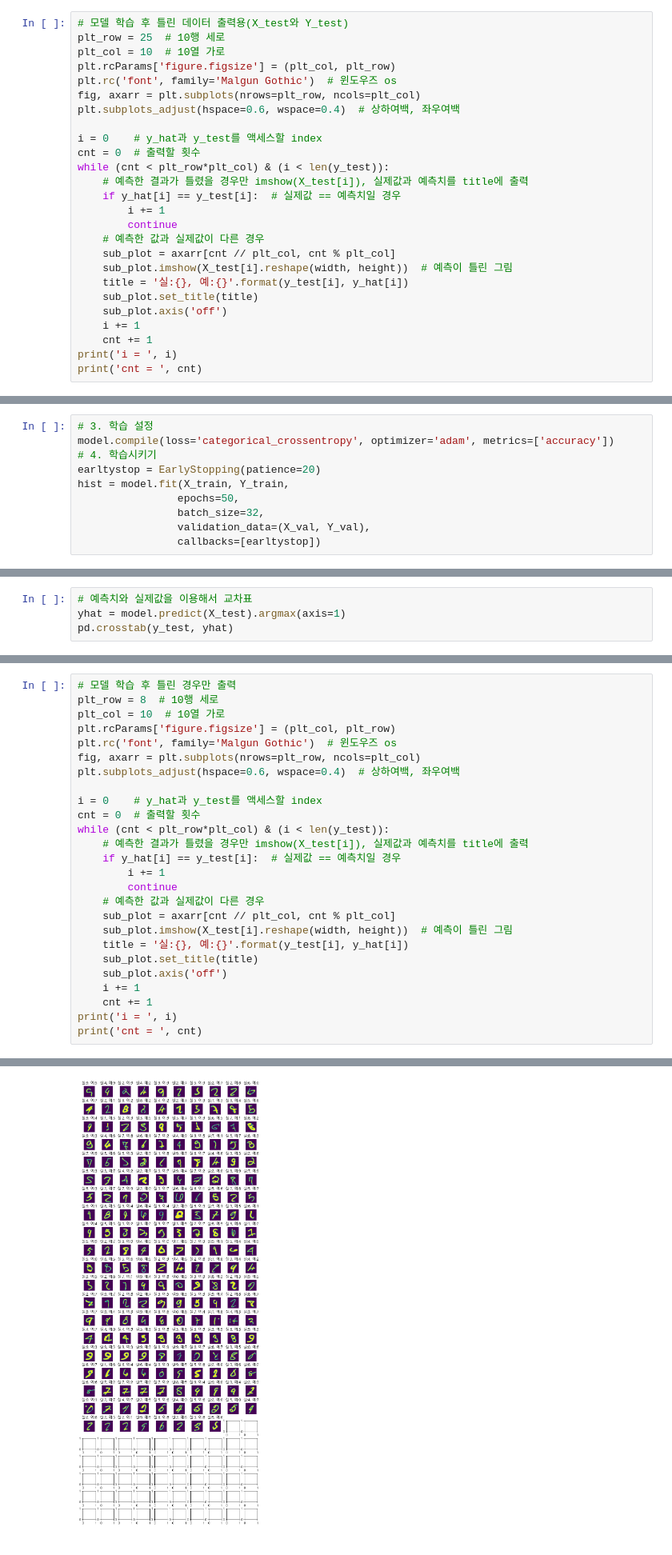
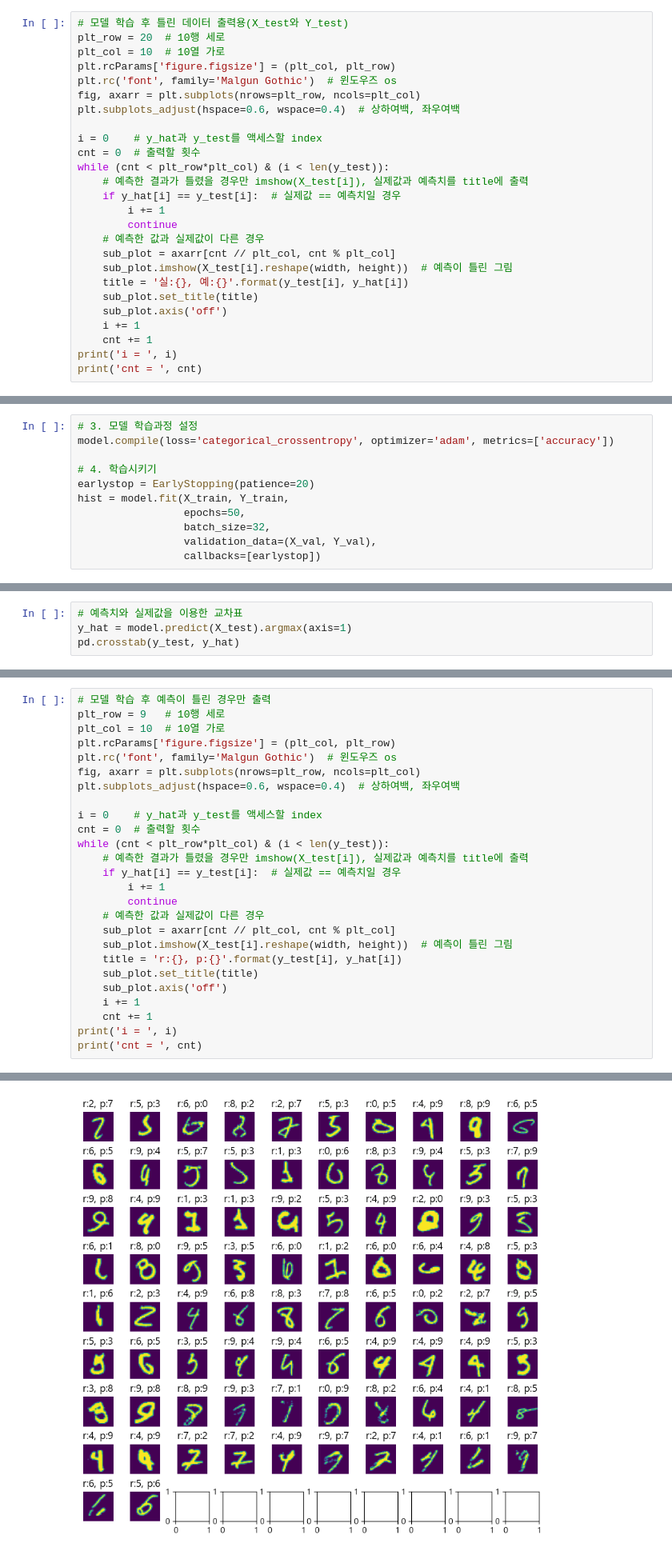
Before and after one commit to yeonhwa88/aidiary, a Jupyter notebook: source/09_이미지처리/01_mnist_DNN_CNN.ipynb, the cells around one changed output, grey strips where cells are left out. Shown at 80% size. Saved outputs shown, nothing was run; the diff lists cells and outputs as text.

```diff
--- a/source/09_이미지처리/01_mnist_DNN_CNN.ipynb
+++ b/source/09_이미지처리/01_mnist_DNN_CNN.ipynb
@@ -175,6 +189,6 @@ print('예측이 틀린 갯수 : ', cnt)
 # %%
 # 모델 학습 후 틀린 데이터 출력용(X_test와 Y_test)
-plt_row = 25  # 10행 세로
+plt_row = 20  # 10행 세로
 plt_col = 10  # 10열 가로
 plt.rcParams['figure.figsize'] = (plt_col, plt_row)
 plt.rc('font', family='Malgun Gothic')  # 윈도우즈 os
@@ -272,12 +288,13 @@ None
 # %%
-# 3. 학습 설정
+# 3. 모델 학습과정 설정
 model.compile(loss='categorical_crossentropy', optimizer='adam', metrics=['accuracy'])
+
 # 4. 학습시키기
-earltystop = EarlyStopping(patience=20)
+earlystop = EarlyStopping(patience=20)
 hist = model.fit(X_train, Y_train,
-                epochs=50,
-                batch_size=32,
-                validation_data=(X_val, Y_val),
-                callbacks=[earltystop])
+                 epochs=50,
+                 batch_size=32,
+                 validation_data=(X_val, Y_val),
+                 callbacks=[earlystop])
 # %% [output]
 Epoch 1/50
@@ -325,5 +342,5 @@ loss, accuracy
 # %%
-# 예측치와 실제값을 이용해서 교차표
-yhat = model.predict(X_test).argmax(axis=1)
-pd.crosstab(y_test, yhat)
+# 예측치와 실제값을 이용한 교차표
+y_hat = model.predict(X_test).argmax(axis=1)
+pd.crosstab(y_test, y_hat)
 # %% [output]
@@ -351,6 +368,6 @@ print('예측이 틀린 갯수 :', cnt)
 # %%
-# 모델 학습 후 틀린 경우만 출력
-plt_row = 8  # 10행 세로
+# 모델 학습 후 예측이 틀린 경우만 출력
+plt_row = 9   # 10행 세로
 plt_col = 10  # 10열 가로
 plt.rcParams['figure.figsize'] = (plt_col, plt_row)
 plt.rc('font', family='Malgun Gothic')  # 윈도우즈 os
@@ -367,7 +384,7 @@ while (cnt < plt_row*plt_col) & (i < len(y_test)):
     # 예측한 값과 실제값이 다른 경우
     sub_plot = axarr[cnt // plt_col, cnt % plt_col]
     sub_plot.imshow(X_test[i].reshape(width, height))  # 예측이 틀린 그림
-    title = '실:{}, 예:{}'.format(y_test[i], y_hat[i])
+    title = 'r:{}, p:{}'.format(y_test[i], y_hat[i])
     sub_plot.set_title(title)
     sub_plot.axis('off')
     i += 1
@@ -380 +397 @@ cnt =  198
-[figure, old version]
+[figure, new version]
```
Also changed, not shown: parts of 15 cells of this notebook, 43 other files.
